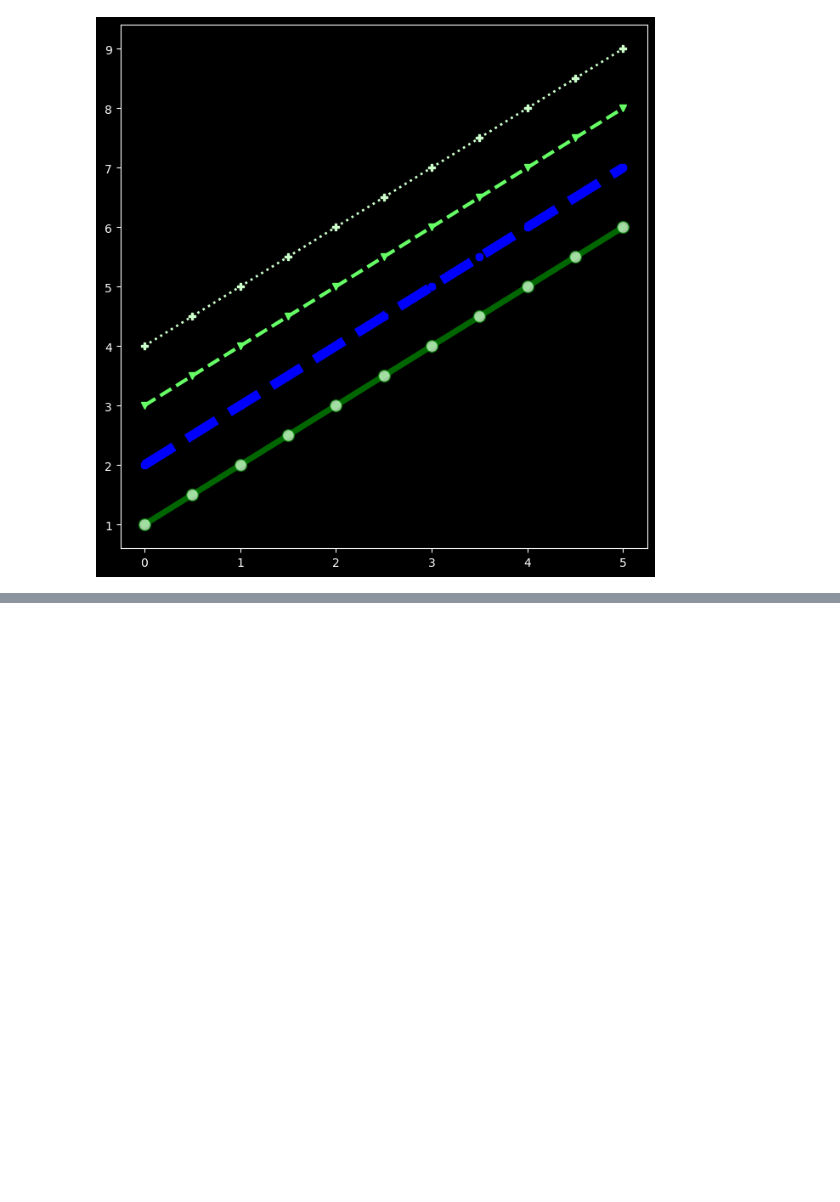
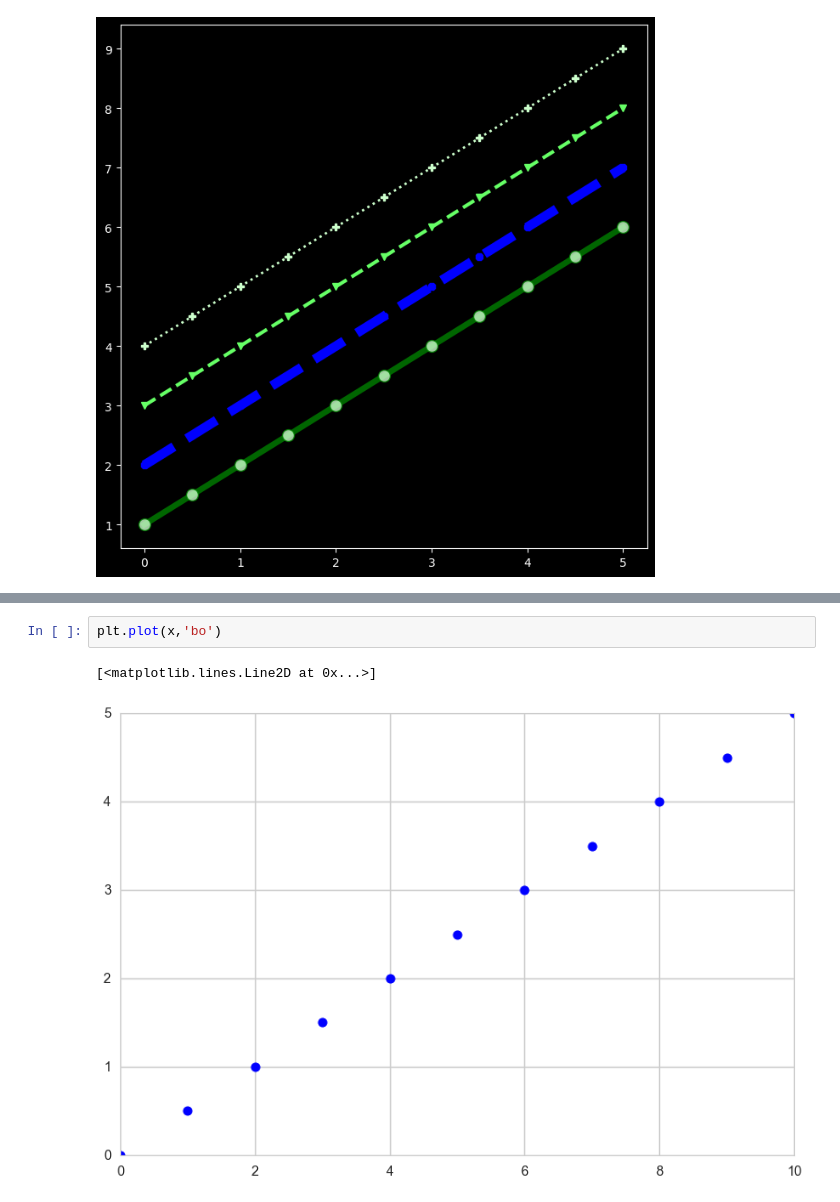
Before and after one commit to Luiss0606/Platzi-Curso, a Jupyter notebook: 5. Matplotlib y seaborn/Colores_y_estilos.ipynb, the cells around one changed output, grey strips where cells are left out. Saved outputs shown, nothing was run; the diff lists cells and outputs as text; blank space fills up the shorter version.

Commit message:
Terminando Matplotlib y seaborn

```diff
--- a/5. Matplotlib y seaborn/Colores_y_estilos.ipynb
+++ b/5. Matplotlib y seaborn/Colores_y_estilos.ipynb
@@ -54,3 +54,8 @@ for i in plt.style.available:
 [figure]
 [figure]
 ... (16 outputs left out)
+# %%
+plt.plot(x,'bo')
+# %% [output]
+[<matplotlib.lines.Line2D at 0x...>]
+[figure, added]
```
Also changed, not shown: parts of 1 cell of this notebook, 7 other files.
